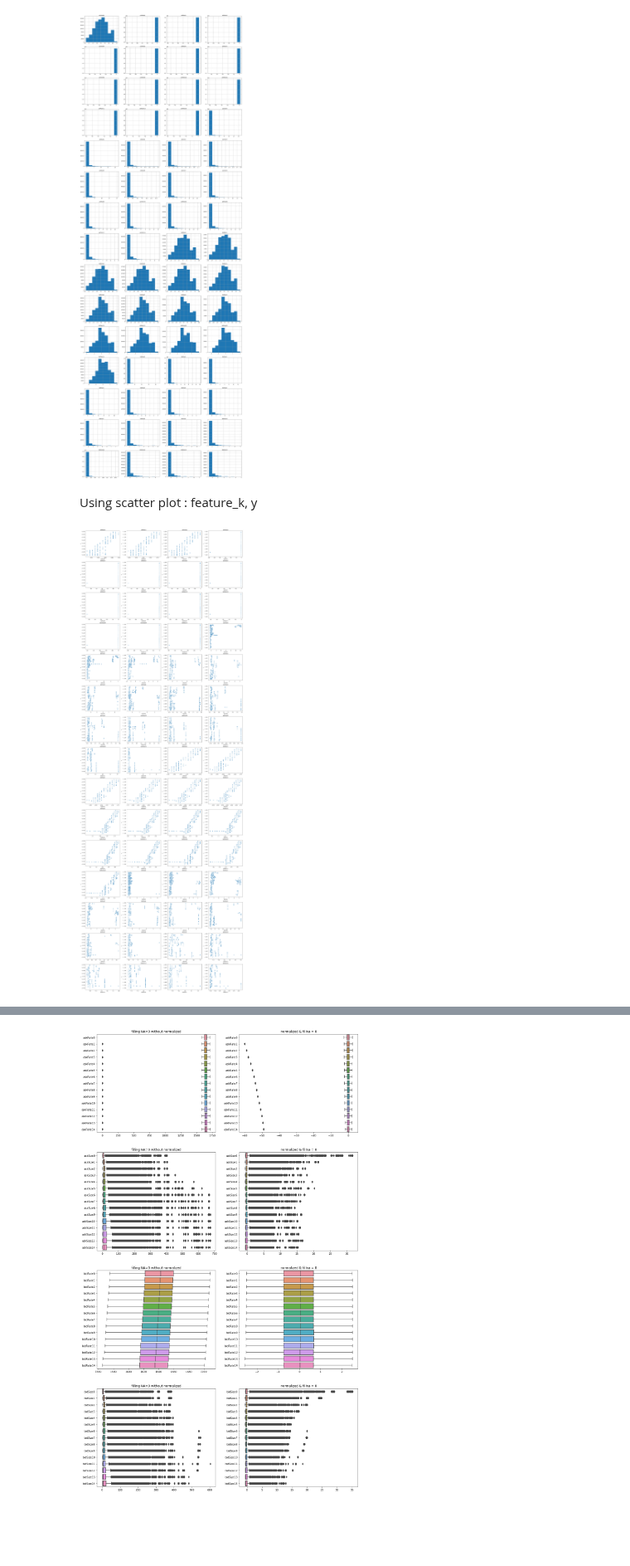
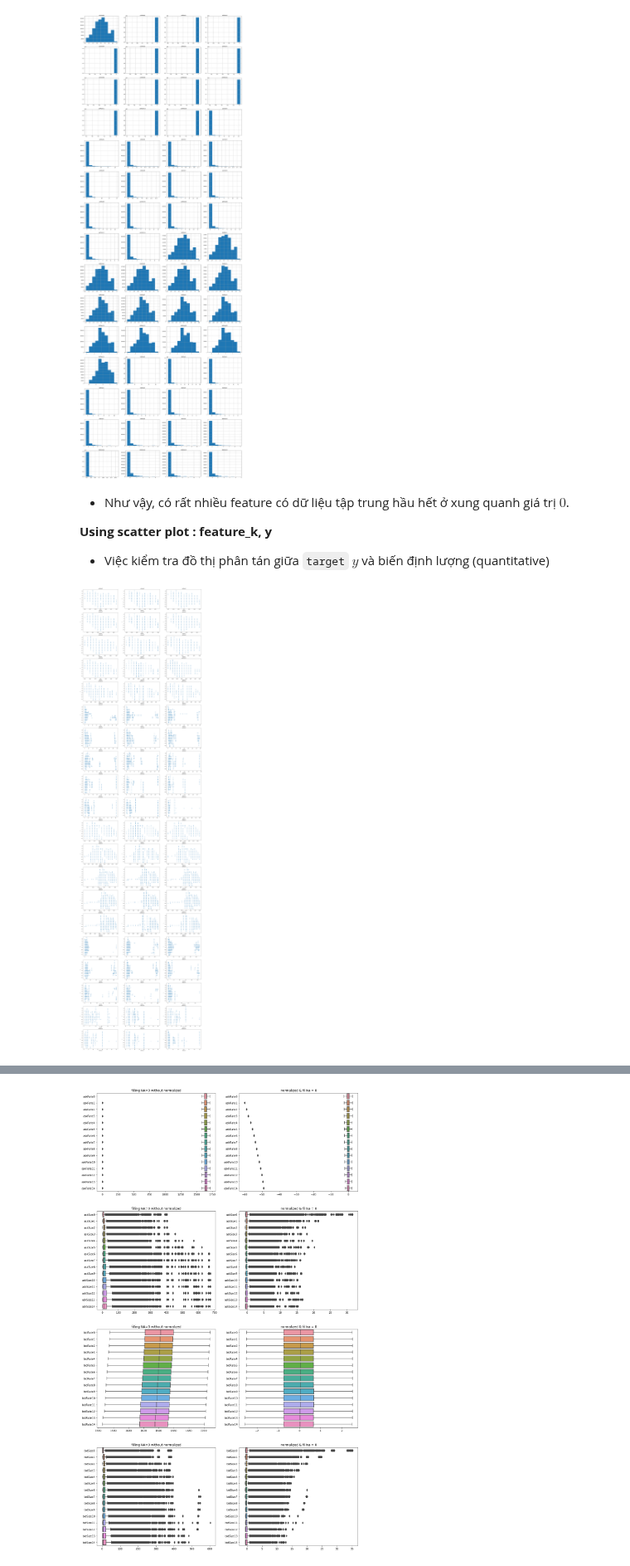
Before and after one commit to NhanDoV/All-of-my-projects., a Jupyter notebook: Project1. XTXChallenge/EDA.ipynb, the cells around one changed output, grey strips where cells are left out. Shown at 83% size. Cells and saved outputs as stored; diff of their text form; code cells hidden in the pictures; blank space fills up the shorter version.

Commit message:
Exploratory Data Analysis (EDA)

```diff
--- a/Project1. XTXChallenge/EDA.ipynb
+++ b/Project1. XTXChallenge/EDA.ipynb
@@ -165,13 +170,17 @@ for k in range(60):
     ax[k].set_title(scale_df.columns[k])
 # %% [output]
 [figure]
-# %% [markdown]
-Using scatter plot : feature_k, y
+# %% [markdown]
+- Như vậy, có rất nhiều feature có dữ liệu tập trung hầu hết ở xung quanh giá trị $0$.
+
+**Using scatter plot : feature_k, y**
+
+- Việc kiểm tra đồ thị phân tán giữa `target` $y$ và biến định lượng (quantitative)
 # %%
-fig, ax = plt.subplots(nrows = 15, ncols = 4, figsize = (30, 90))
+fig, ax = plt.subplots(nrows = 20, ncols = 3, figsize = (30, 120))
 ax = ax.ravel()
 for k in range(60):
-    sns.scatterplot(x = scale_df.columns[k], y = 'y', data = scale_df[:5000], ax = ax[k])
+    sns.scatterplot(x = scale_df.columns[k], y = 'y', data = df[:5000], ax = ax[k])
     ax[k].set_title(scale_df.columns[k])
 # %% [output]
-[figure, old version]
+[figure, new version]
```
Also changed, not shown: parts of 20 cells of this notebook.
